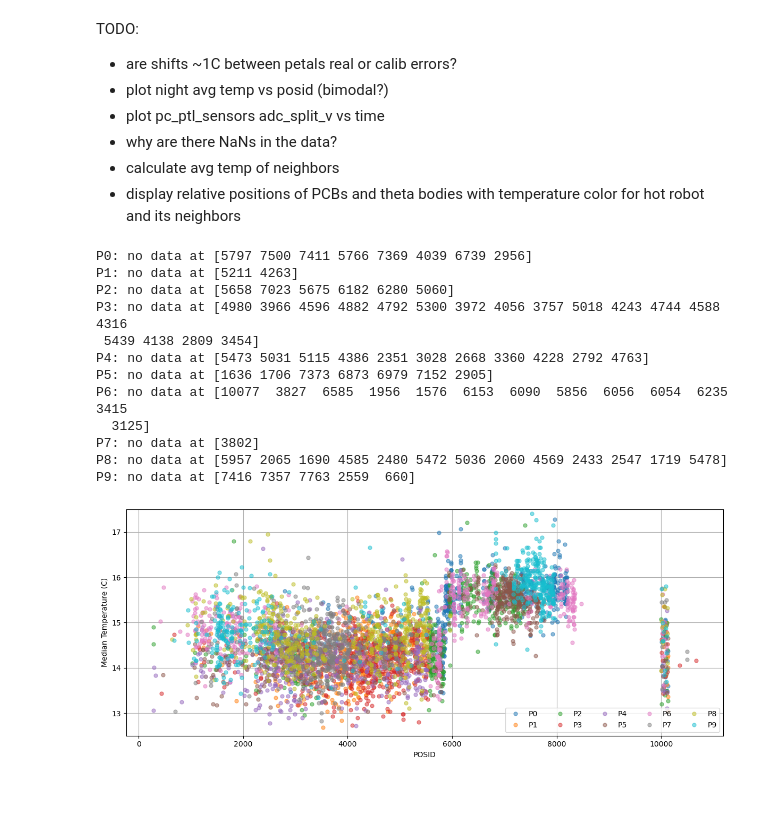
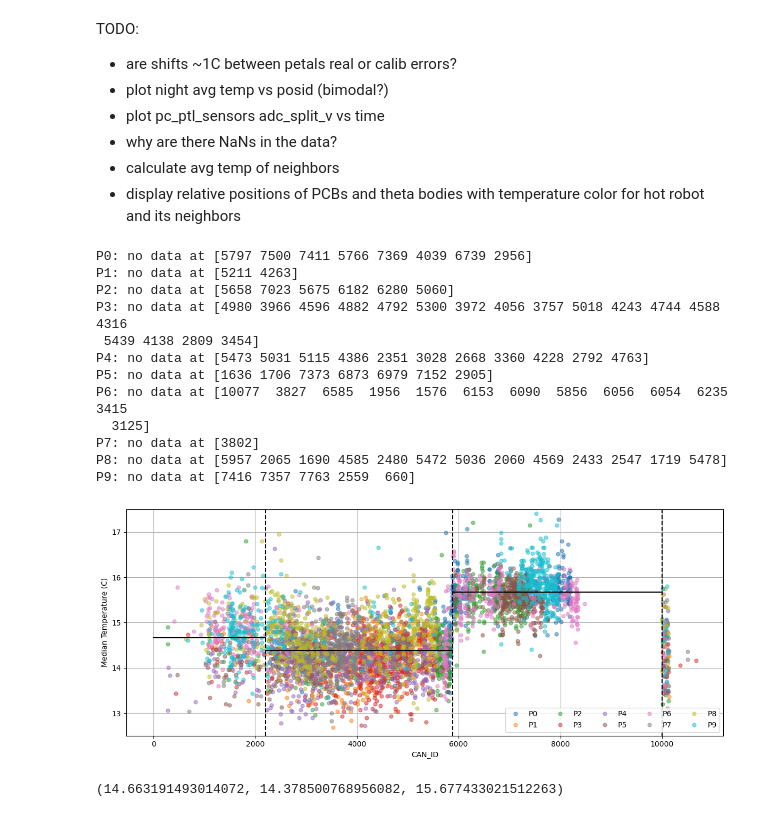
Before and after one commit to desihub/fpoffline, a Jupyter notebook: nb/Temperature/Temperature.ipynb, the cells around one changed output. Cells and saved outputs as stored; diff of their text form; code cells hidden in the pictures.

```diff
--- a/nb/Temperature/Temperature.ipynb
+++ b/nb/Temperature/Temperature.ipynb
@@ -139,14 +139,17 @@ def get_temperatures(start_night=None, stop_night=None, petal_loc=None, verbose=
         time = P.time_recorded.values
         ndata = len(time)
         data = np.full((ndata, 514), np.nan, np.float32)
-        npos, nfid = np.empty((2, ndata), int)
+        # Calculate locations for each of the 514 entries in Tmed
+        loc = 1000 * petal_loc + PETAL.holes.DEVICE_LOC
+        # Lookup corresponding POSIDs = DEVICE_IDs
+        idx = np.searchsorted(INDEX['LOCATION'], loc)
+        assert np.all(INDEX['LOCATION'][idx] == loc)
+        posid = np.array(INDEX['CAN_ID'][idx])
         for i, d in enumerate(P.posfid_temps):
             locs = np.array([int(k) for k in d.keys()], int)
             valid = locs < len(PETAL.locmap) # ignore DEVICE_LOC=999 on PETAL_LOC=5
             data[i, PETAL.locmap[locs[valid]]] = np.array(list(d.values()))[valid]
-            npos[i] = ispos[locs[valid]].sum()
-            nfid[i] = isfid[locs[valid]].sum()
-            result[petal_loc] = dict(time=time, data=data, npos=npos, nfid=nfid)
+        result[petal_loc] = dict(time=time, data=data, posid=posid)
 
     return result
 # %%
@@ -210,47 +167,67 @@ TODO:
  - why are there NaNs in the data?
  - calculate avg temp of neighbors
  - display relative positions of PCBs and theta bodies with temperature color for hot robot and its neighbors
+# %%
+sernum_breaks = (2200, 5880, 10000)
 # %%
 def plot_vs_posid(T=T):
 
+    grpA, grpB, grpC = [ ], [ ], [ ]
     fig, ax = plt.subplots(figsize=(12, 5))
     for k, v in T.items():
         if k == 'meta':
             continue
-        # Calculate locations for each of the 514 entries in Tmed
-        loc = 1000 * k + PETAL.holes.DEVICE_LOC
-        # Lookup corresponding POSIDs = DEVICE_IDs
-        idx = np.searchsorted(INDEX['LOCATION'], loc)
-        assert np.all(INDEX['LOCATION'][idx] == loc)
-        posid = np.array(INDEX['CAN_ID'][idx])
-
+        posid = v['posid']
         D = v['data']
         na = np.all(np.isnan(D), axis=0)
         if np.any(na):
             print(f'P{k}: no data at {posid[na]}')
         Tmed = np.full(514, np.nan)
         Tmed[~na] = np.nanmedian(D[:,~na], axis=0)
+        ax.plot(posid, Tmed, '.', label=f'P{k}', ms=10, alpha=0.5)
+        # Update lists of temperatures in each group
+        selA = (posid < sernum_breaks[0]) & np.isfinite(Tmed)
+        grpA.extend(Tmed[selA])
+        selB = (((posid >= sernum_breaks[0]) & (posid < sernum_breaks[1])) | (posid > sernum_breaks[2])) & np.isfinite(Tmed)
+        grpB.extend(Tmed[selB])
+        selC = (posid >= sernum_breaks[1]) & (posid < sernum_breaks[2]) & np.isfinite(Tmed)
+        grpC.extend(Tmed[selC])
 
-        ax.plot(posid, Tmed, '.', label=f'P{k}', ms=10, alpha=0.5)
+    TA = np.mean(grpA)
+    TB = np.mean(grpB)
+    TC = np.mean(grpC)
+
+    ax.plot([0, sernum_breaks[0]], [TA, TA], 'k-')
+    ax.plot([sernum_breaks[0], sernum_breaks[1]], [TB, TB], 'k-')
+    ax.plot([sernum_breaks[1], sernum_breaks[2]], [TC, TC], 'k-')
+
+    for sernum in sernum_breaks:
+        ax.axvline(sernum, c='k', ls='--')
 
     ax.legend(ncol=5)
-    ax.set(ylim=(12.5,17.5), xlabel='POSID', ylabel='Median Temperature (C)')
+    ax.set(ylim=(12.5,17.5), xlabel='CAN_ID', ylabel='Median Temperature (C)')
     ax.grid()
     plt.tight_layout()
     plt.savefig('T-vs-POSID.png')
 
-plot_vs_posid()
+    return TA, TB, TC
+
+TA, TB, TC = plot_vs_posid()
 # %% [output]
 P0: no data at [5797 7500 7411 5766 7369 4039 6739 2956]
 P1: no data at [5211 4263]
 P2: no data at [5658 7023 5675 6182 6280 5060]
 P3: no data at [4980 3966 4596 4882 4792 5300 3972 4056 3757 5018 4243 4744 4588 4316
  5439 4138 2809 3454]
 P4: no data at [5473 5031 5115 4386 2351 3028 2668 3360 4228 2792 4763]
 P5: no data at [1636 1706 7373 6873 6979 7152 2905]
 P6: no data at [10077  3827  6585  1956  1576  6153  6090  5856  6056  6054  6235  3415
   3125]
 P7: no data at [3802]
 P8: no data at [5957 2065 1690 4585 2480 5472 5036 2060 4569 2433 2547 1719 5478]
 P9: no data at [7416 7357 7763 2559  660]
-[figure, old version]
+[figure, new version]
+# %%
+TA, TB, TC
+# %% [output]
+(14.663191493014072, 14.378500768956082, 15.677433021512263)
```
Also changed, not shown: parts of 6 cells of this notebook.
